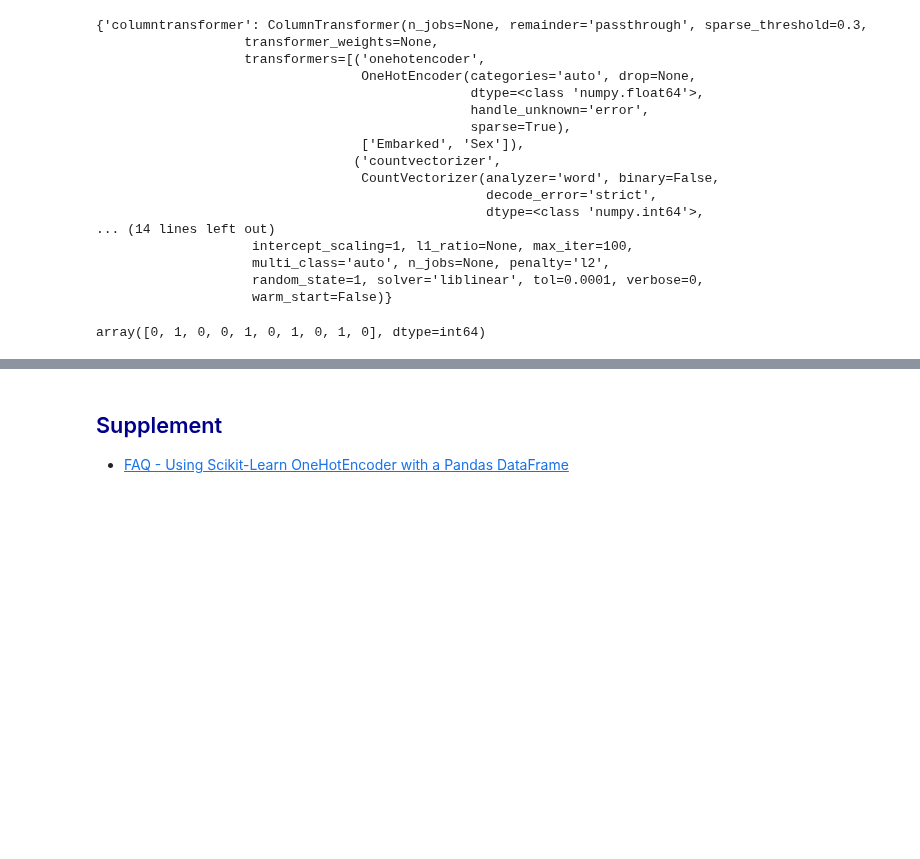
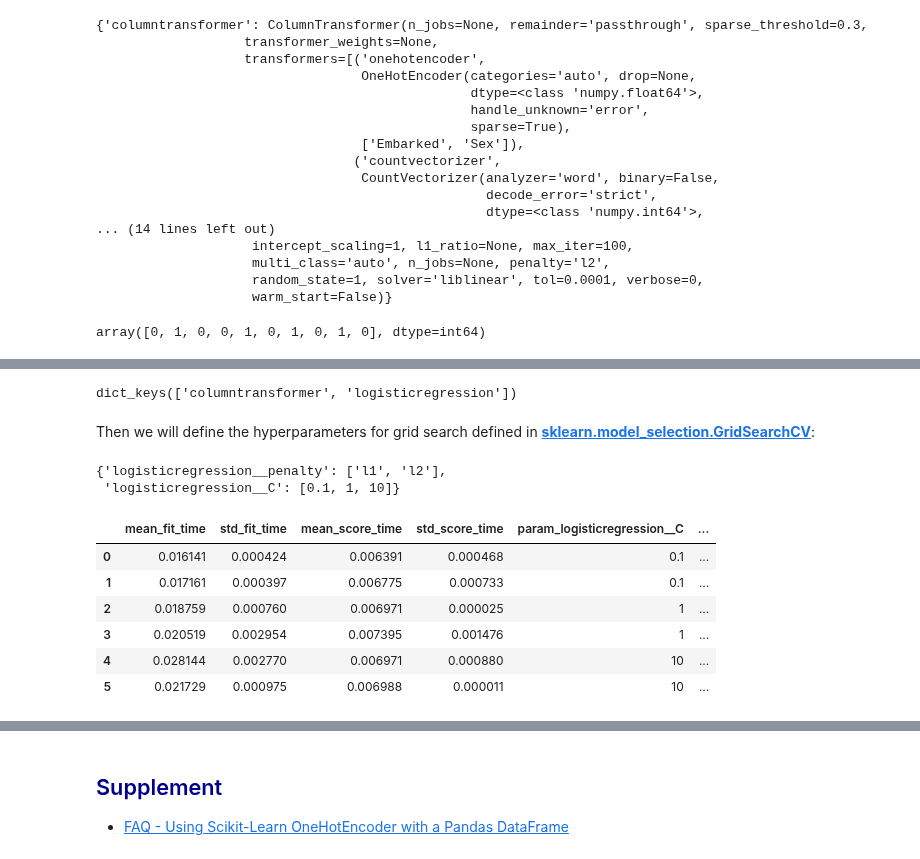
Before and after one commit to johnklee/ml_articles, a Jupyter notebook: dataschool/20200423_BuildingAnEffectiveMLWorkflowWithScikit-learn/sklearn_workflow.ipynb, the cells around one changed output, grey strips where cells are left out. Drawn from its saved outputs; the diff is of its cells as text; code cells hidden in the pictures; blank space fills up the shorter version.

```diff
--- a/dataschool/20200423_BuildingAnEffectiveMLWorkflowWithScikit-learn/sklearn_workflow.ipynb
+++ b/dataschool/20200423_BuildingAnEffectiveMLWorkflowWithScikit-learn/sklearn_workflow.ipynb
@@ -490,0 +905,34 @@ array([0, 1, 0, 0, 1, 0, 1, 0, 1, 0], dtype=int64)
+# %%
+pipe.named_steps.keys()
+# %% [output]
+dict_keys(['columntransformer', 'logisticregression'])
+# %% [markdown]
+Then we will define the hyperparameters for grid search defined in [**sklearn.model_selection.GridSearchCV**](https://scikit-learn.org/stable/modules/generated/sklearn.model_selection.GridSearchCV.html):
+# %%
+# Define our hyperparameters for grid search
+params = {}
+params['logisticregression__penalty'] = ['l1', 'l2']
+params['logisticregression__C'] = [0.1, 1, 10]
+params
+# %% [output]
+{'logisticregression__penalty': ['l1', 'l2'],
+ 'logisticregression__C': [0.1, 1, 10]}
+# %%
+# Then to create a grid search object to do the iterative search for
+# optimized hyperparameter composition.
+from sklearn.model_selection import GridSearchCV
+
+grid = GridSearchCV(pipe, params, cv=5, scoring='accuracy')
+# %%
+grid.fit(X, y);
+# %%
+results = pd.DataFrame(grid.cv_results_)
+results
+# %% [output]
+|  | mean_fit_time | std_fit_time | mean_score_time | std_score_time | param_logisticregression__C | ... |
+| 0 | 0.016141 | 0.000424 | 0.006391 | 0.000468 | 0.1 | ... |
+| 1 | 0.017161 | 0.000397 | 0.006775 | 0.000733 | 0.1 | ... |
+| 2 | 0.018759 | 0.000760 | 0.006971 | 0.000025 | 1 | ... |
+| 3 | 0.020519 | 0.002954 | 0.007395 | 0.001476 | 1 | ... |
+| 4 | 0.028144 | 0.002770 | 0.006971 | 0.000880 | 10 | ... |
+| 5 | 0.021729 | 0.000975 | 0.006988 | 0.000011 | 10 | ... |
```
Also changed, not shown: parts of 48 cells of this notebook, 1 other file.
